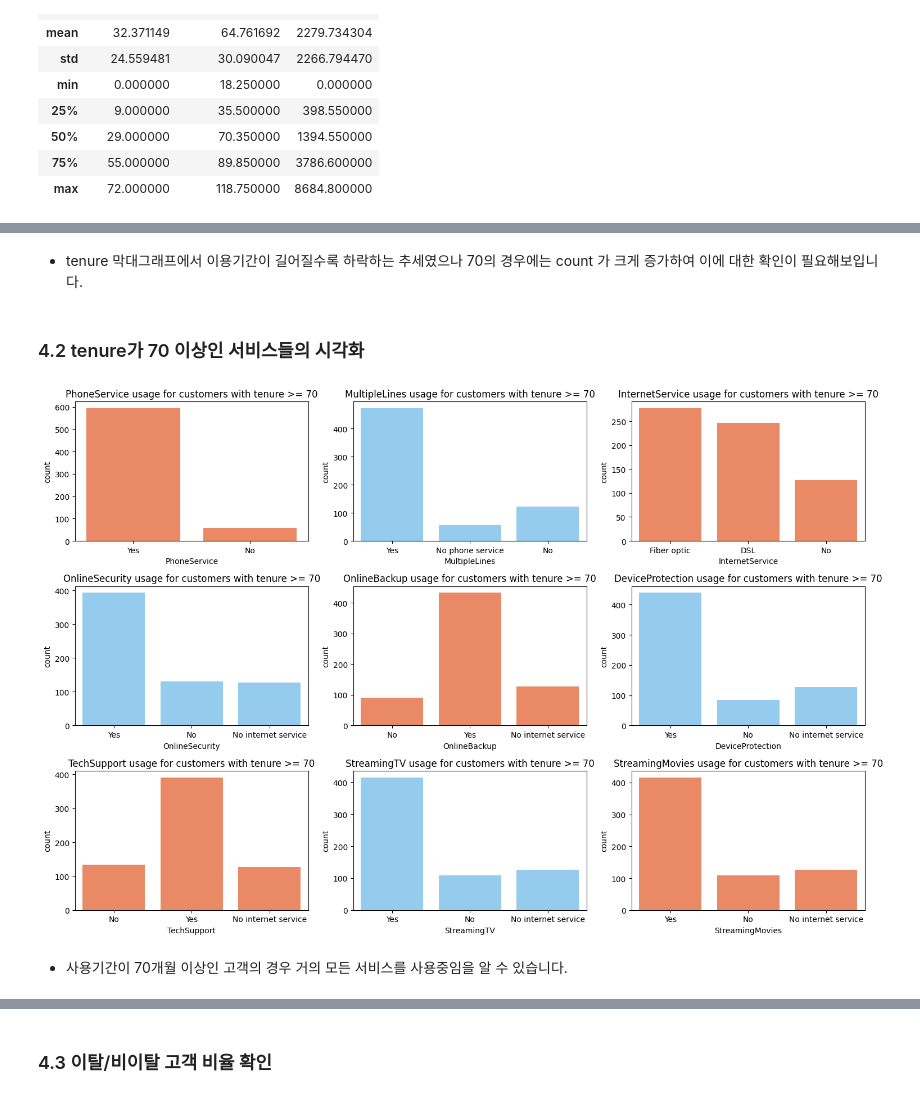
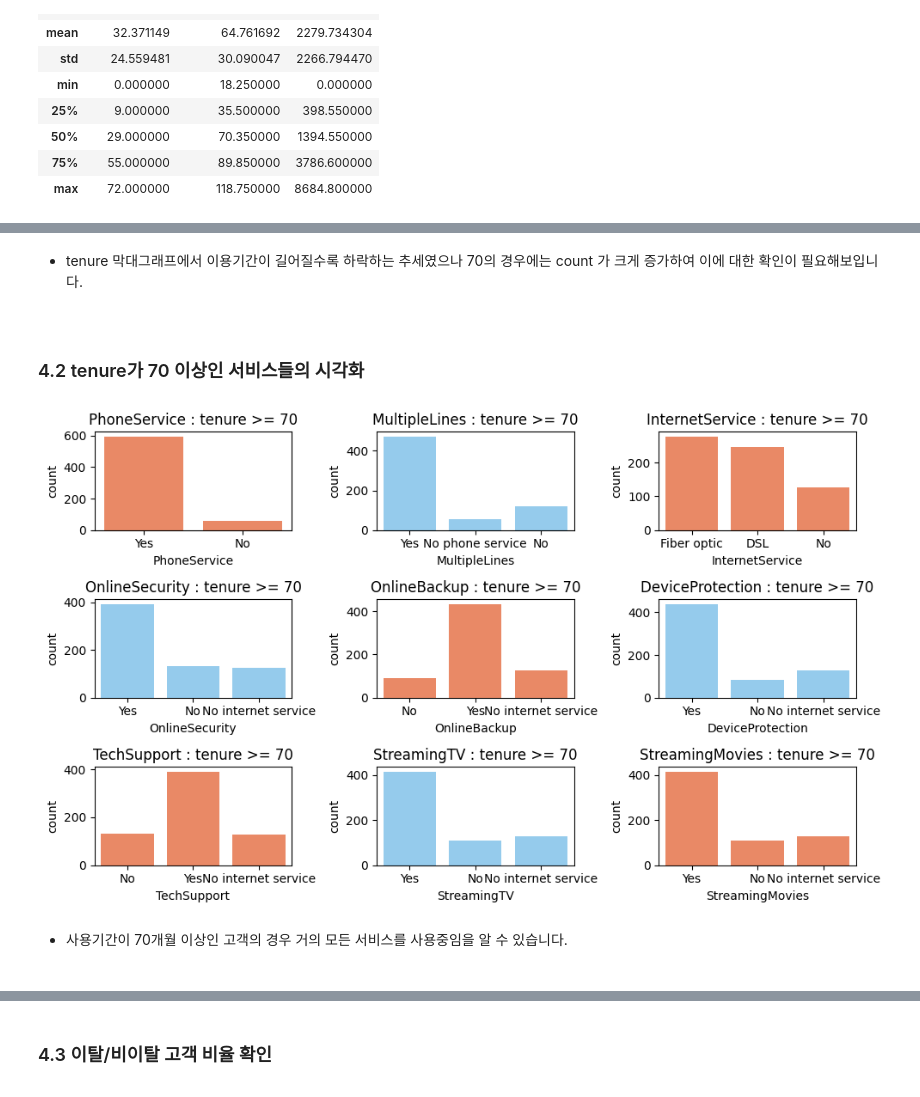
Before and after one commit to bigtrader91/Telecom-Churn-Rate-Analysis, a Jupyter notebook: telecom_analysis2.ipynb, the cells around one changed output, grey strips where cells are left out. Cells and saved outputs as stored; diff of their text form; code cells hidden in the pictures.

```diff
--- a/telecom_analysis2.ipynb
+++ b/telecom_analysis2.ipynb
@@ -199,29 +192,31 @@ plt.show()
 # %% [markdown]
 - tenure 막대그래프에서 이용기간이 길어질수록 하락하는 추세였으나 70의 경우에는 count 가 크게 증가하여 이에 대한 확인이 필요해보입니다.
+####
 # %% [markdown]
 ### 4.2 tenure가 70 이상인 서비스들의 시각화
 # %%
 services=['PhoneService',
         'MultipleLines',
         'InternetService',
         'OnlineSecurity',
         'OnlineBackup',
         'DeviceProtection',
         'TechSupport',
         'StreamingTV',
         'StreamingMovies']
 
-plt.figure(figsize=(15,10))
+plt.figure(figsize=(10,6))
 for i, service in enumerate(services):
     plt.subplot(3, 3, i+1)
     sns.countplot(data=df[df['tenure'] >= 70], x=service, color=colors[i%2])
-    plt.title(f'{service} usage for customers with tenure >= 70')
+    plt.title(f'{service} : tenure >= 70')
 plt.tight_layout()
 plt.show()
 # %% [output]
-[figure, old version]
+[figure, new version]
 # %% [markdown]
 - 사용기간이 70개월 이상인 고객의 경우 거의 모든 서비스를 사용중임을 알 수 있습니다.
+####
 # %%
 # use_all_services 피처 생성
 df['use_all_services'] = np.where((df['PhoneService'] == 'Yes') &
```
Also changed, not shown: parts of 63 cells of this notebook.
